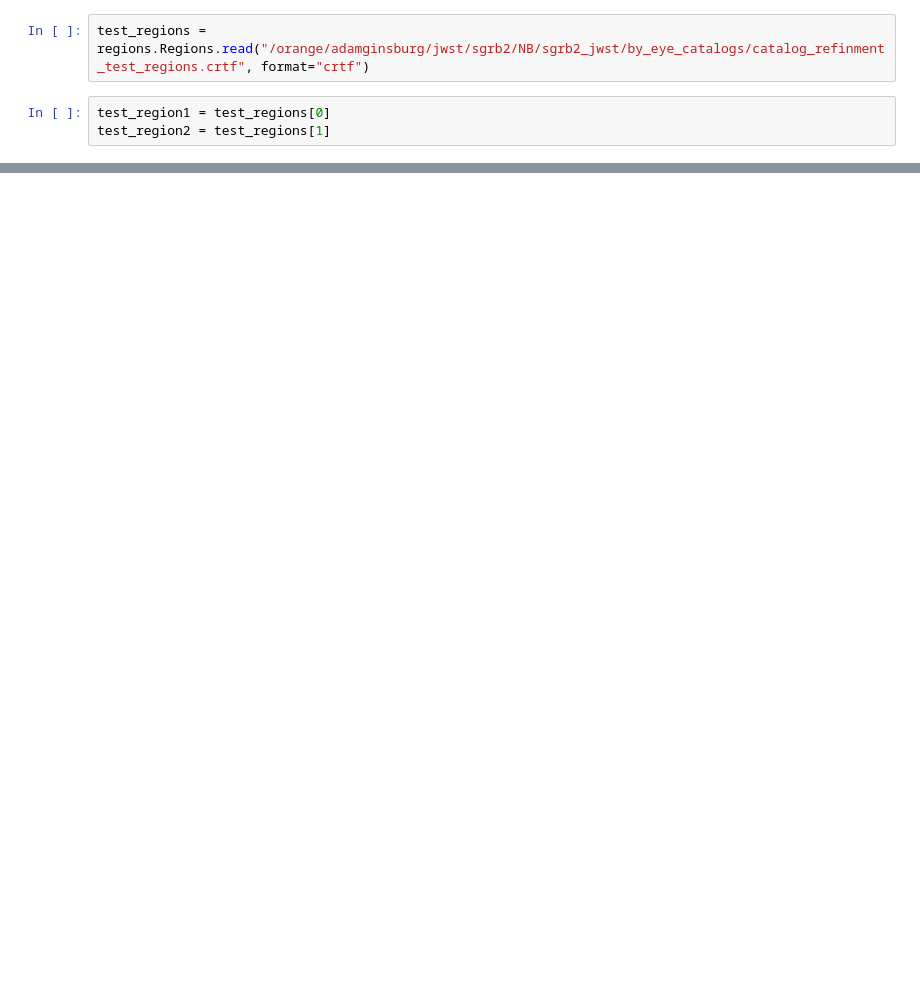
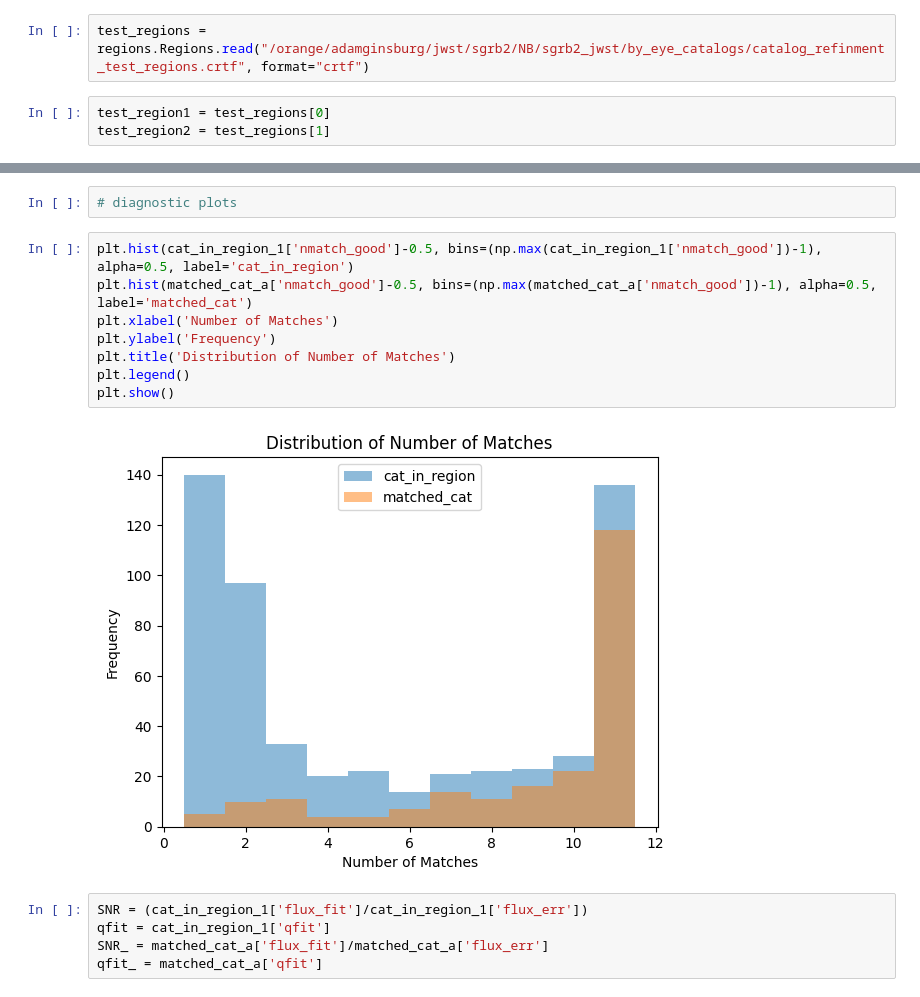
Before and after one commit to nbudaiev/jwst_sgrb2, a Jupyter notebook: sgrb2_jwst/daophot_vs_by_eye_comparison.ipynb, the cells around one changed output, grey strips where cells are left out. Drawn from its saved outputs; the diff is of its cells as text; blank space fills up the shorter version.

```diff
--- a/sgrb2_jwst/daophot_vs_by_eye_comparison.ipynb
+++ b/sgrb2_jwst/daophot_vs_by_eye_comparison.ipynb
@@ -100,0 +470,17 @@ len(regs_region2)
+# %%
+# diagnostic plots
+# %%
+plt.hist(cat_in_region_1['nmatch_good']-0.5, bins=(np.max(cat_in_region_1['nmatch_good'])-1), alpha=0.5, label='cat_in_region')
+plt.hist(matched_cat_a['nmatch_good']-0.5, bins=(np.max(matched_cat_a['nmatch_good'])-1), alpha=0.5, label='matched_cat')
+plt.xlabel('Number of Matches')
+plt.ylabel('Frequency')
+plt.title('Distribution of Number of Matches')
+plt.legend()
+plt.show()
+# %% [output]
+[figure, added]
+# %%
+SNR = (cat_in_region_1['flux_fit']/cat_in_region_1['flux_err'])
+qfit = cat_in_region_1['qfit']
+SNR_ = matched_cat_a['flux_fit']/matched_cat_a['flux_err']
+qfit_ = matched_cat_a['qfit']
```
Also changed, not shown: parts of 66 cells of this notebook.
